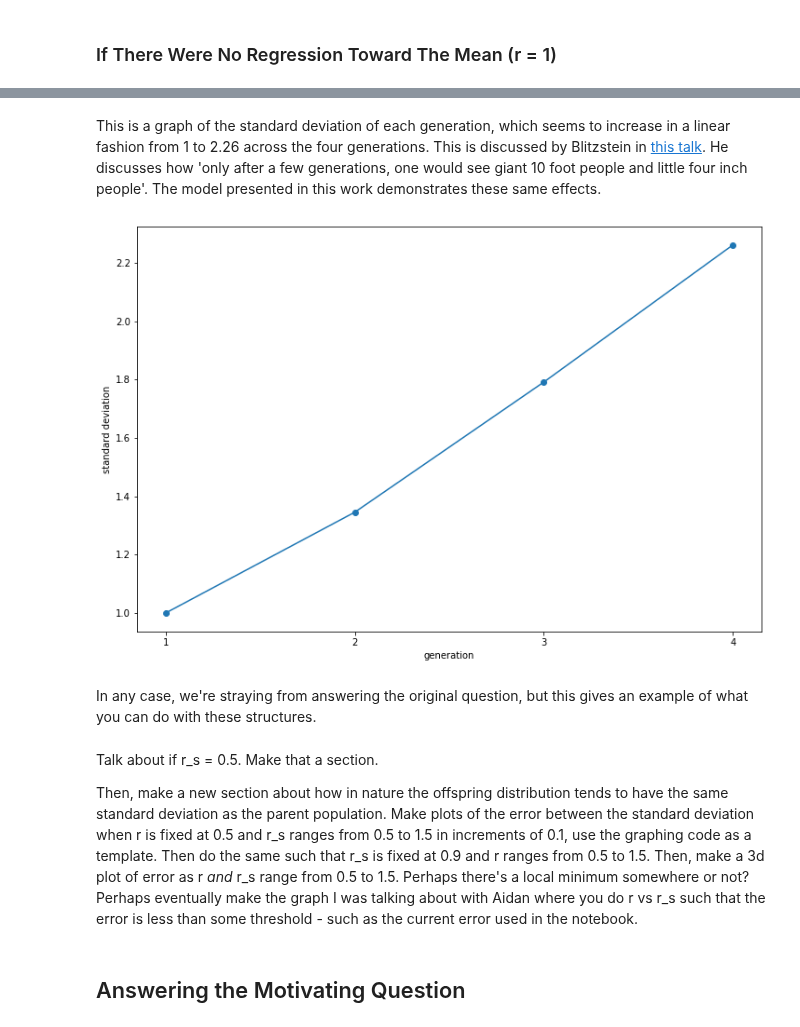
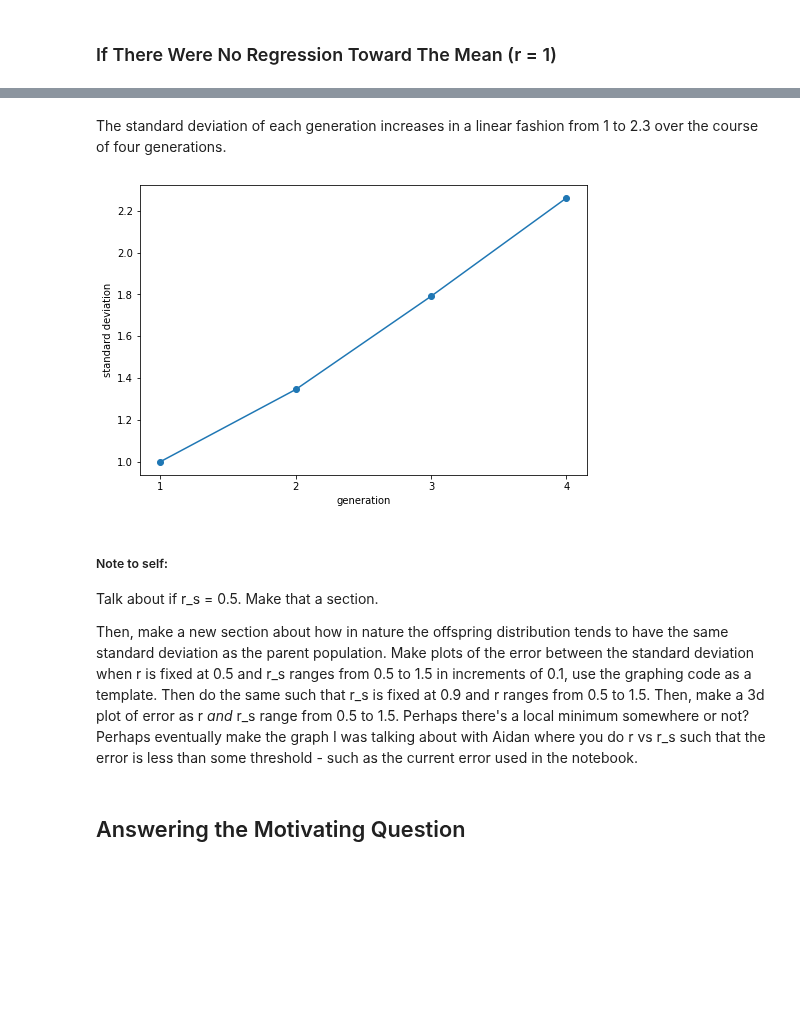
Before and after one commit to jessebmurray/polygenic, a Jupyter notebook: tree_project_explainer.ipynb, the cells around one changed output, grey strips where cells are left out. Drawn from its saved outputs; the diff is of its cells as text; code cells hidden in the pictures; blank space fills up the shorter version.

```diff
--- a/tree_project_explainer.ipynb
+++ b/tree_project_explainer.ipynb
@@ -189,4 +185,6 @@ Technical Notes:
 # %%
 n_iterations = 100  # Make n_iterations small for demonstration purposes
 parent_distribution_dem = tree.normal_distribution(n_iterations, z_range, mean_gen, sd_gen)
-parent_distribution = tree.normal_distribution(1000, z_range, mean_gen, sd_gen)
+parent_distribution = tree.normal_distribution(number_of_iterations, z_range, mean_gen, sd_gen)
+plt.figure(figsize=fig_size1)
+tree.plot_distribution(parent_distribution_dem, label='parent population')
@@ -356,14 +331,13 @@ plt.show()
-# %% [markdown]
-This is a graph of the standard deviation of each generation, which seems to increase in a linear fashion from 1 to 2.26 across the four generations. This is discussed by Blitzstein in [this talk](https://youtu.be/dzFf3r1yph8?t=728). He discusses how 'only after a few generations, one would see giant 10 foot people and little four inch people'. The model presented in this work demonstrates these same effects.
+# %% [markdown]
+The standard deviation of each generation increases in a linear fashion from 1 to 2.3 over the course of four generations.
 # %%
 generations_list = [parent_distribution, total_offspring_distribution1, total_offspring_distribution2, total_offspring_distribution3]
-plt.figure(figsize=fig_size)
+plt.figure(figsize=fig_size1)
 tree.plot_generations_sd(generations_list)
 # %% [output]
-[figure, old version]
+[figure, new version]
-# %% [markdown]
-In any case, we're straying from answering the original question, but this gives an example of what you can do with these structures.
 # %% [markdown]
+##### Note to self:
 Talk about if r_s = 0.5. Make that a section.
 
 Then, make a new section about how in nature the offspring distribution tends to have the same standard deviation as the parent population. Make plots of the error between the standard deviation when r is fixed at 0.5 and r_s ranges from 0.5 to 1.5 in increments of 0.1, use the graphing code as a template. Then do the same such that r_s is fixed at 0.9 and r ranges from 0.5 to 1.5. Then, make a 3d plot of error as r *and* r_s range from 0.5 to 1.5. Perhaps there's a local minimum somewhere or not? Perhaps eventually make the graph I was talking about with Aidan where you do r vs r_s such that the error is less than some threshold - such as the current error used in the notebook.
```
Also changed, not shown: parts of 32 cells of this notebook.
